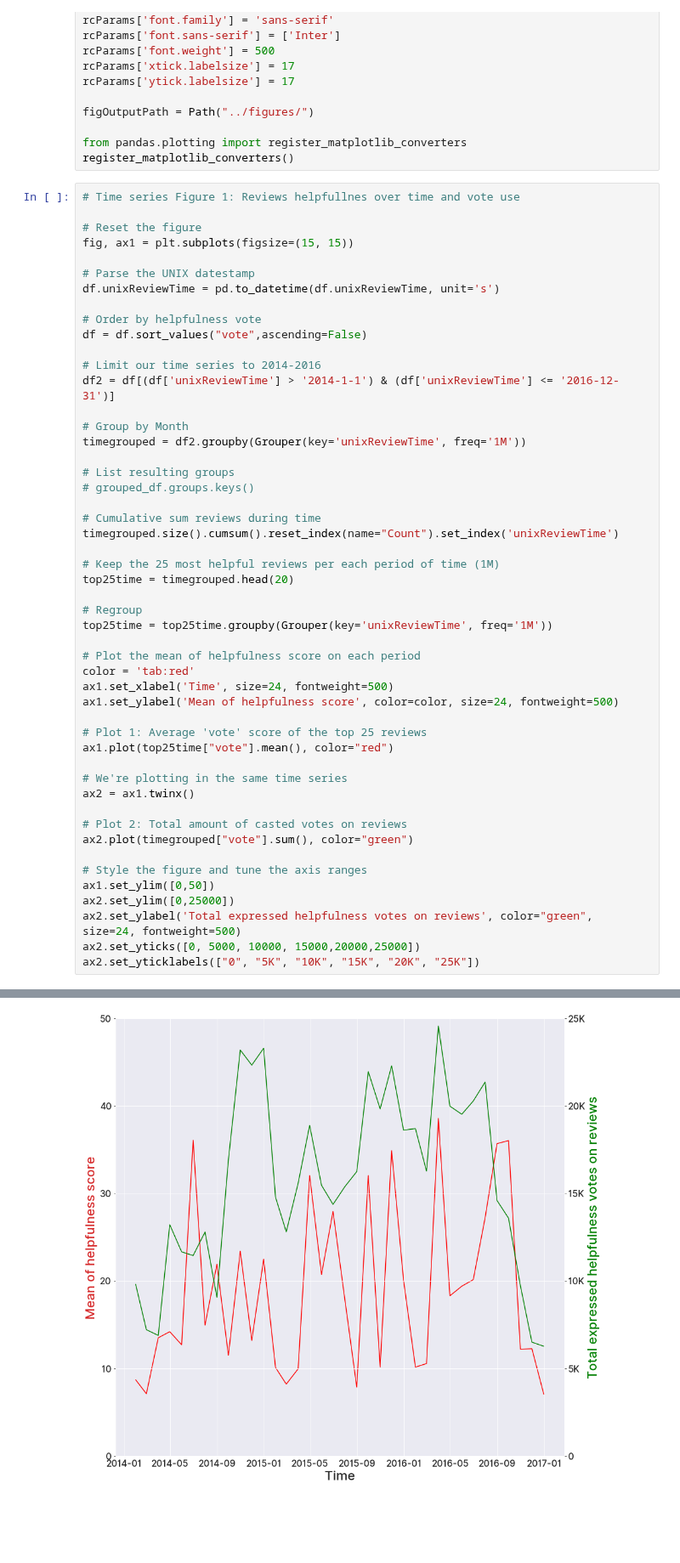
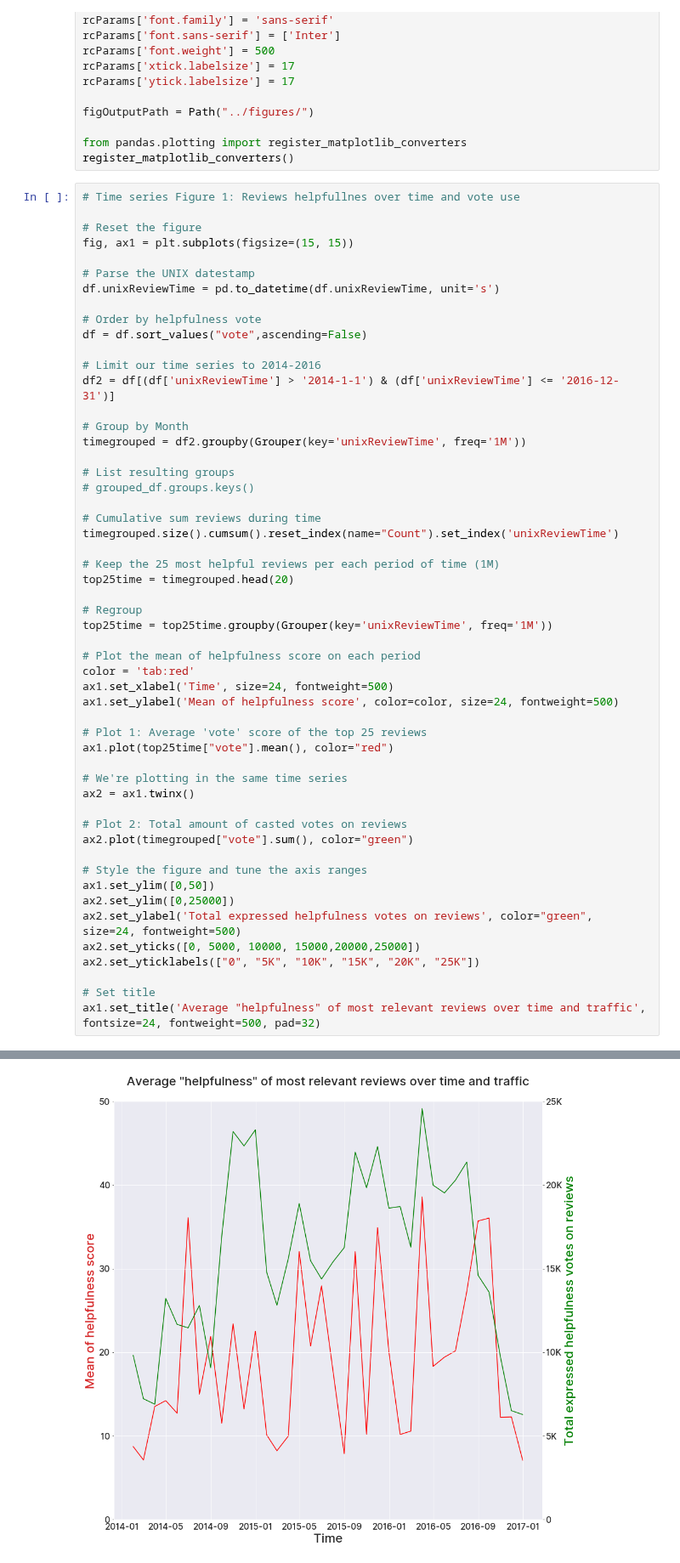
Before and after one commit to avivace/reviews-sentiment, a Jupyter notebook: scripts/exploration2.ipynb, the cells around one changed output, grey strips where cells are left out. Shown at 85% size. Saved outputs shown, nothing was run; the diff lists cells and outputs as text; blank space fills up the shorter version.

Commit message:
Figure titles

```diff
--- a/scripts/exploration2.ipynb
+++ b/scripts/exploration2.ipynb
@@ -90,4 +90,7 @@ ax2.set_ylim([0,25000])
 ax2.set_ylabel('Total expressed helpfulness votes on reviews', color="green", size=24, fontweight=500)
 ax2.set_yticks([0, 5000, 10000, 15000,20000,25000])
 ax2.set_yticklabels(["0", "5K", "10K", "15K", "20K", "25K"])
+
+# Set title
+ax1.set_title('Average "helpfulness" of most relevant reviews over time and traffic', fontsize=24, fontweight=500, pad=32)
 # %% [output]
@@ -100,4 +98,4 @@ ax2.set_yticklabels(["0", "5K", "10K", "15K", "20K", "25K"])
-[figure, old version]
+[figure, new version]
 # %%
 # Time series Figure 2:
 
```
Also changed, not shown: parts of 3 cells of this notebook.
